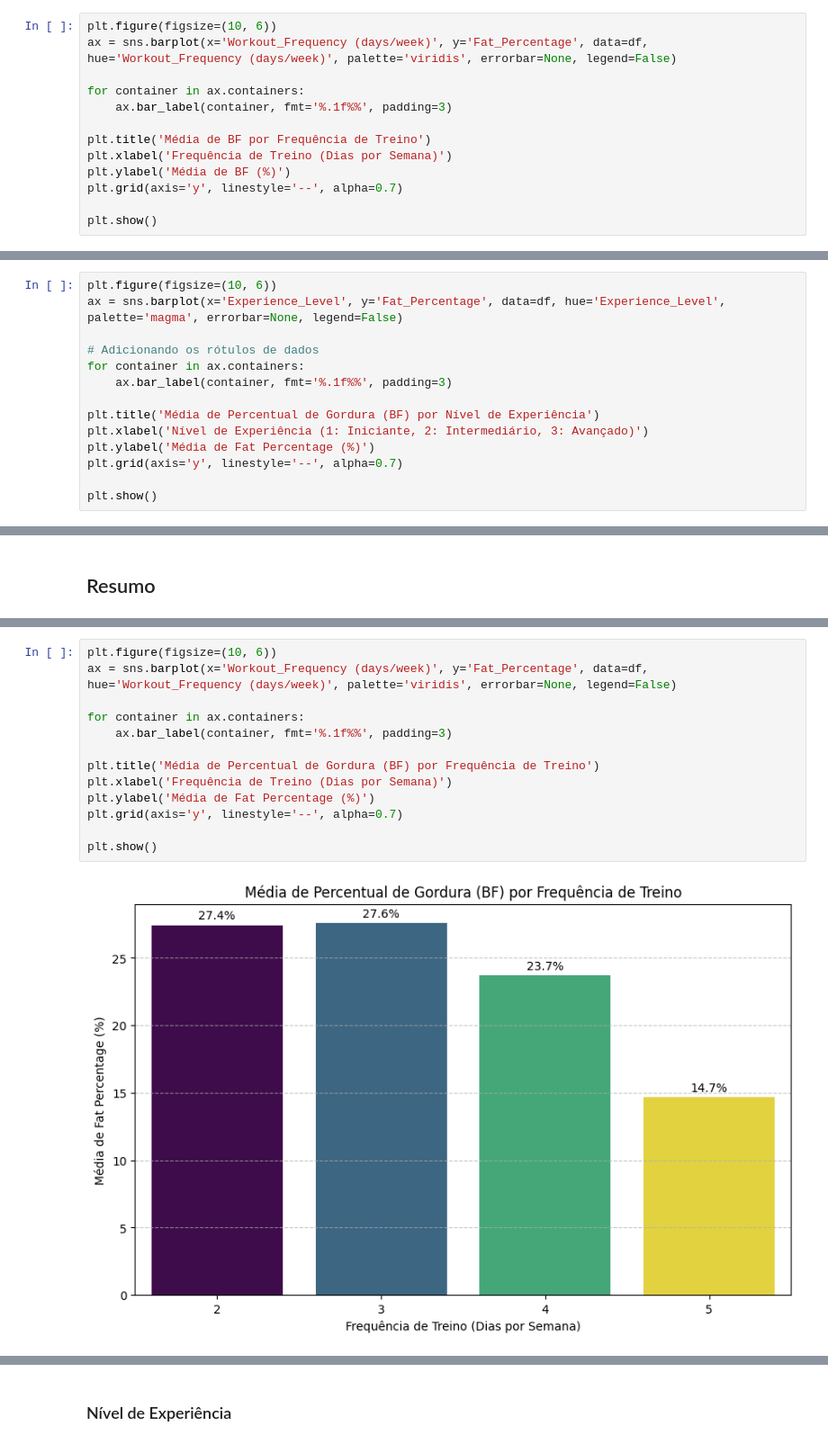
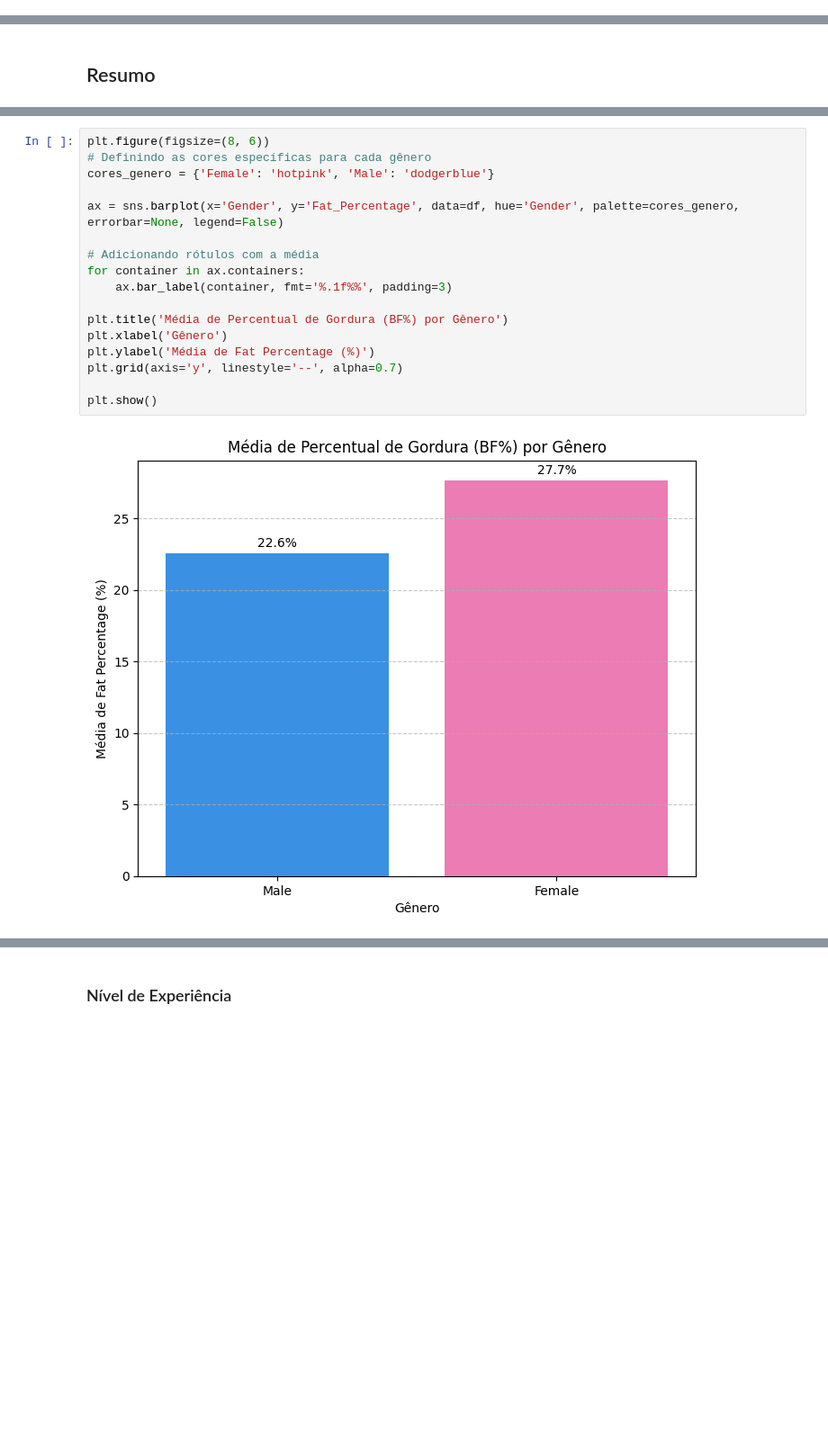
Before and after one commit to ghfreiree/athletes-eda, a Jupyter notebook: gym_athletes_data_analysis.ipynb, the cells around one changed output, grey strips where cells are left out. Shown at 90% size. Cells and saved outputs as stored; diff of their text form; blank space fills up the shorter version.

Commit message:
Refactor: adiciona heatmap, analise univariada, bivariada e conclusao completa

```diff
--- a/gym_athletes_data_analysis.ipynb
+++ b/gym_athletes_data_analysis.ipynb
@@ -260,13 +75,0 @@ Percebe-se uma grande diferença na frequência de treino dos dois grupos, evide
-# %%
-plt.figure(figsize=(10, 6))
-ax = sns.barplot(x='Workout_Frequency (days/week)', y='Fat_Percentage', data=df, hue='Workout_Frequency (days/week)', palette='viridis', errorbar=None, legend=False)
-
-for container in ax.containers:
-    ax.bar_label(container, fmt='%.1f%%', padding=3)
-
-plt.title('Média de BF por Frequência de Treino')
-plt.xlabel('Frequência de Treino (Dias por Semana)')
-plt.ylabel('Média de BF (%)')
-plt.grid(axis='y', linestyle='--', alpha=0.7)
-
-plt.show()
@@ -364,14 +75,0 @@ Aqui descobrimos que o grupo dos atletas com BF baixo é representado por atleta
-# %%
-plt.figure(figsize=(10, 6))
-ax = sns.barplot(x='Experience_Level', y='Fat_Percentage', data=df, hue='Experience_Level', palette='magma', errorbar=None, legend=False)
-
-# Adicionando os rótulos de dados
-for container in ax.containers:
-    ax.bar_label(container, fmt='%.1f%%', padding=3)
-
-plt.title('Média de Percentual de Gordura (BF) por Nível de Experiência')
-plt.xlabel('Nível de Experiência (1: Iniciante, 2: Intermediário, 3: Avançado)')
-plt.ylabel('Média de Fat Percentage (%)')
-plt.grid(axis='y', linestyle='--', alpha=0.7)
-
-plt.show()
@@ -431,15 +258,19 @@ Após a separação dos grupos, os primeiros dados que apresentaram grande disti
 # %%
-plt.figure(figsize=(10, 6))
-ax = sns.barplot(x='Workout_Frequency (days/week)', y='Fat_Percentage', data=df, hue='Workout_Frequency (days/week)', palette='viridis', errorbar=None, legend=False)
+plt.figure(figsize=(8, 6))
+# Definindo as cores específicas para cada gênero
+cores_genero = {'Female': 'hotpink', 'Male': 'dodgerblue'}
 
+ax = sns.barplot(x='Gender', y='Fat_Percentage', data=df, hue='Gender', palette=cores_genero, errorbar=None, legend=False)
+
+# Adicionando rótulos com a média
 for container in ax.containers:
     ax.bar_label(container, fmt='%.1f%%', padding=3)
 
-plt.title('Média de Percentual de Gordura (BF) por Frequência de Treino')
-plt.xlabel('Frequência de Treino (Dias por Semana)')
+plt.title('Média de Percentual de Gordura (BF%) por Gênero')
+plt.xlabel('Gênero')
 plt.ylabel('Média de Fat Percentage (%)')
 plt.grid(axis='y', linestyle='--', alpha=0.7)
 
 plt.show()
 # %% [output]
-[figure, old version]
+[figure, new version]
```
Also changed, not shown: parts of 88 cells of this notebook.
